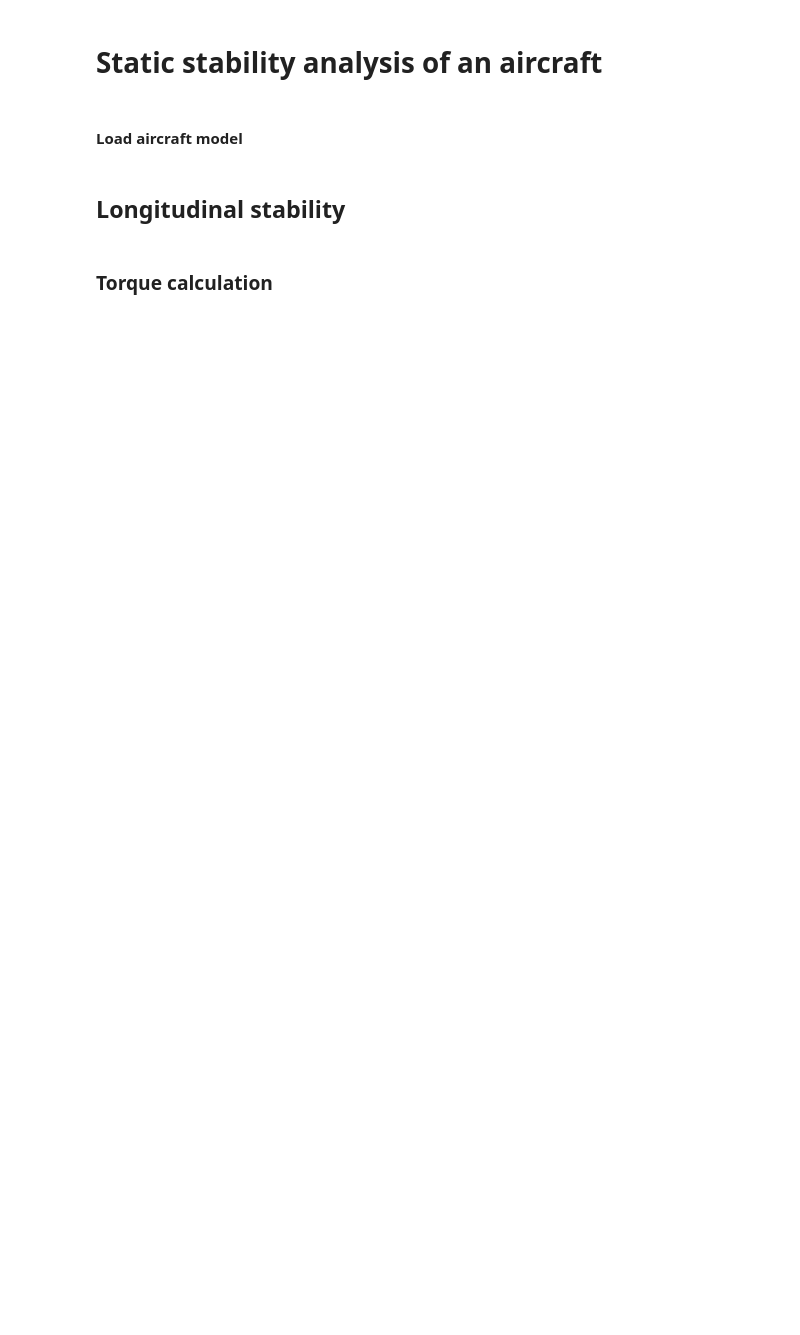
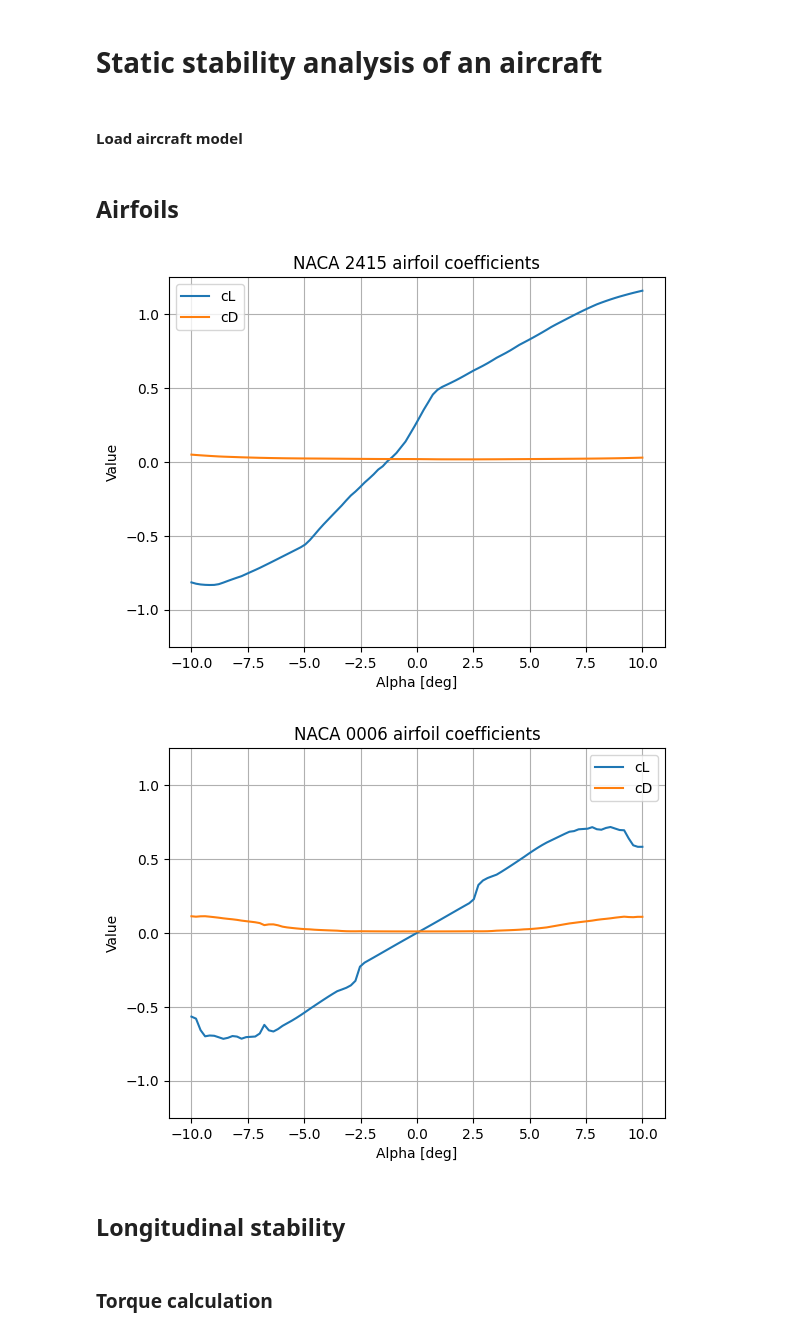
Before and after one commit to gregora/Wright, a Jupyter notebook: static_analysis.ipynb, the cells around one changed output. Saved outputs shown, nothing was run; the diff lists cells and outputs as text; code cells hidden in the pictures; blank space fills up the shorter version.

```diff
--- a/static_analysis.ipynb
+++ b/static_analysis.ipynb
@@ -10,6 +16,44 @@ import matplotlib.pyplot as plt
 #### Load aircraft model
 # %%
 airframe = Airframe.from_json("rc.json") # An RC aircraft model
+# %% [markdown]
+## Airfoils
+# %%
+alpha = np.linspace(-10, 10, 100)
+
+cL_NACA2415 = np.zeros((1, len(alpha)))
+cD_NACA2415 = np.zeros((1, len(alpha)))
+
+cL_NACA0006 = np.zeros((1, len(alpha)))
+cD_NACA0006 = np.zeros((1, len(alpha)))
+
+
+for i in range(len(alpha)):
+    cL_NACA2415[0, i], cD_NACA2415[0, i] = positiveC(alpha[i] * np.pi / 180)
+    cL_NACA0006[0, i], cD_NACA0006[0, i] = symetricC(alpha[i] * np.pi / 180)
+
+plt.figure()
+plt.ylim(-1.25, 1.25)
+plt.plot(alpha, cL_NACA2415[0, :], label="cL")
+plt.plot(alpha, cD_NACA2415[0, :], label="cD")
+plt.xlabel("Alpha [deg]")
+plt.ylabel("Value")
+plt.title("NACA 2415 airfoil coefficients")
+plt.legend()
+plt.grid()
+
+plt.figure()
+plt.ylim(-1.25, 1.25)
+plt.plot(alpha, cL_NACA0006[0, :], label="cL")
+plt.plot(alpha, cD_NACA0006[0, :], label="cD")
+plt.xlabel("Alpha [deg]")
+plt.ylabel("Value")
+plt.title("NACA 0006 airfoil coefficients")
+plt.legend()
+plt.grid()
+# %% [output]
+[figure, added]
+[figure, added]
 # %% [markdown]
 ## Longitudinal stability
 # %% [markdown]
```
Also changed, not shown: parts of 9 cells of this notebook.
